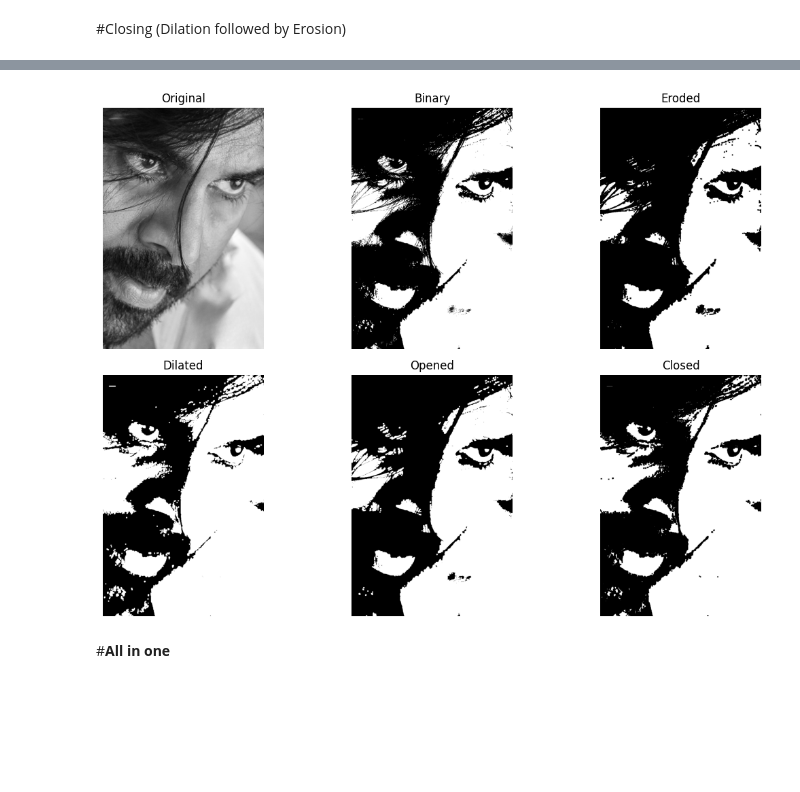
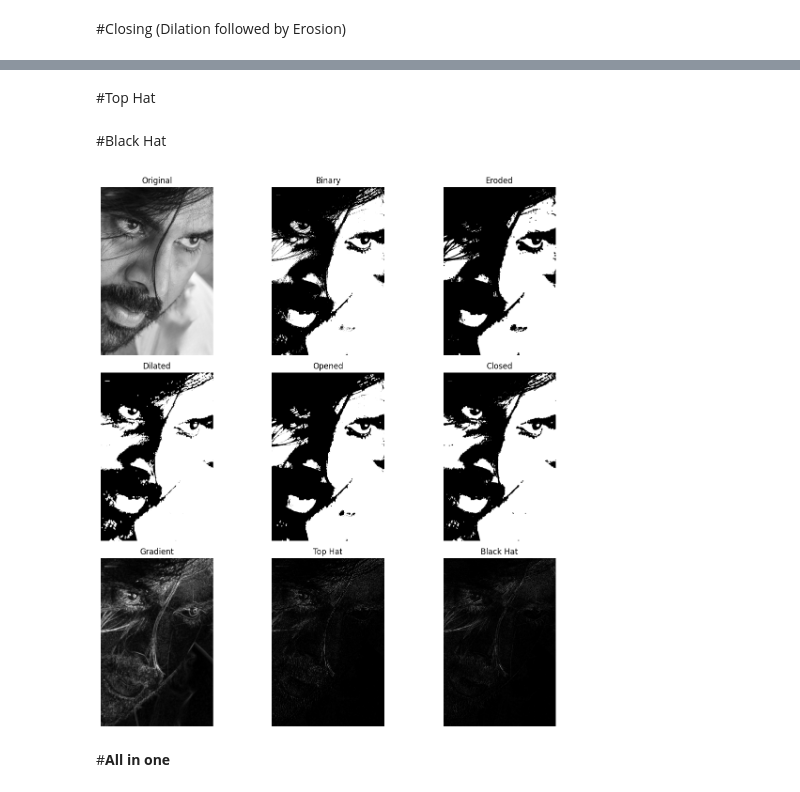
Before and after one commit to vdadithya2002/video_processing, a Jupyter notebook: advp_morphological.ipynb, the cells around one changed output, grey strips where cells are left out. Saved outputs shown, nothing was run; the diff lists cells and outputs as text; code cells hidden in the pictures; blank space fills up the shorter version.

```diff
--- a/advp_morphological.ipynb
+++ b/advp_morphological.ipynb
@@ -33,18 +35,30 @@ closed = cv2.morphologyEx(binary, cv2.MORPH_CLOSE, kernel)
+# %%
+
+gradient = cv2.morphologyEx(img, cv2.MORPH_GRADIENT, kernel)
+# %% [markdown]
+#Top Hat
+# %%
+
+tophat = cv2.morphologyEx(img, cv2.MORPH_TOPHAT, kernel)
+# %% [markdown]
+#Black Hat
+# %%
+
+blackhat = cv2.morphologyEx(img, cv2.MORPH_BLACKHAT, kernel)
 # %%
-titles = ['Original', 'Binary', 'Eroded', 'Dilated', 'Opened', 'Closed']
-images = [img, binary, eroded, dilated, opened, closed]
+titles = ['Original', 'Binary', 'Eroded', 'Dilated', 'Opened', 'Closed', 'Gradient', 'Top Hat', 'Black Hat']
+images = [img, binary, eroded, dilated, opened, closed, gradient, tophat, blackhat]
 
-plt.figure(figsize=(12, 8))
-for i in range(6):
-    plt.subplot(2, 3, i+1)
+plt.figure(figsize=(12, 12)) # Increased figure size to accommodate 3x3 grid
+for i in range(9):
+    plt.subplot(3, 3, i+1) # Changed grid to 3x3
     plt.imshow(images[i], cmap='gray')
     plt.title(titles[i])
     plt.axis('off')
-
 plt.tight_layout()
 plt.show()
 # %% [output]
-[figure, old version]
+[figure, new version]
 # %% [markdown]
 #**All in one**
 # %%
```
Also changed, not shown: parts of 1 cell of this notebook.
